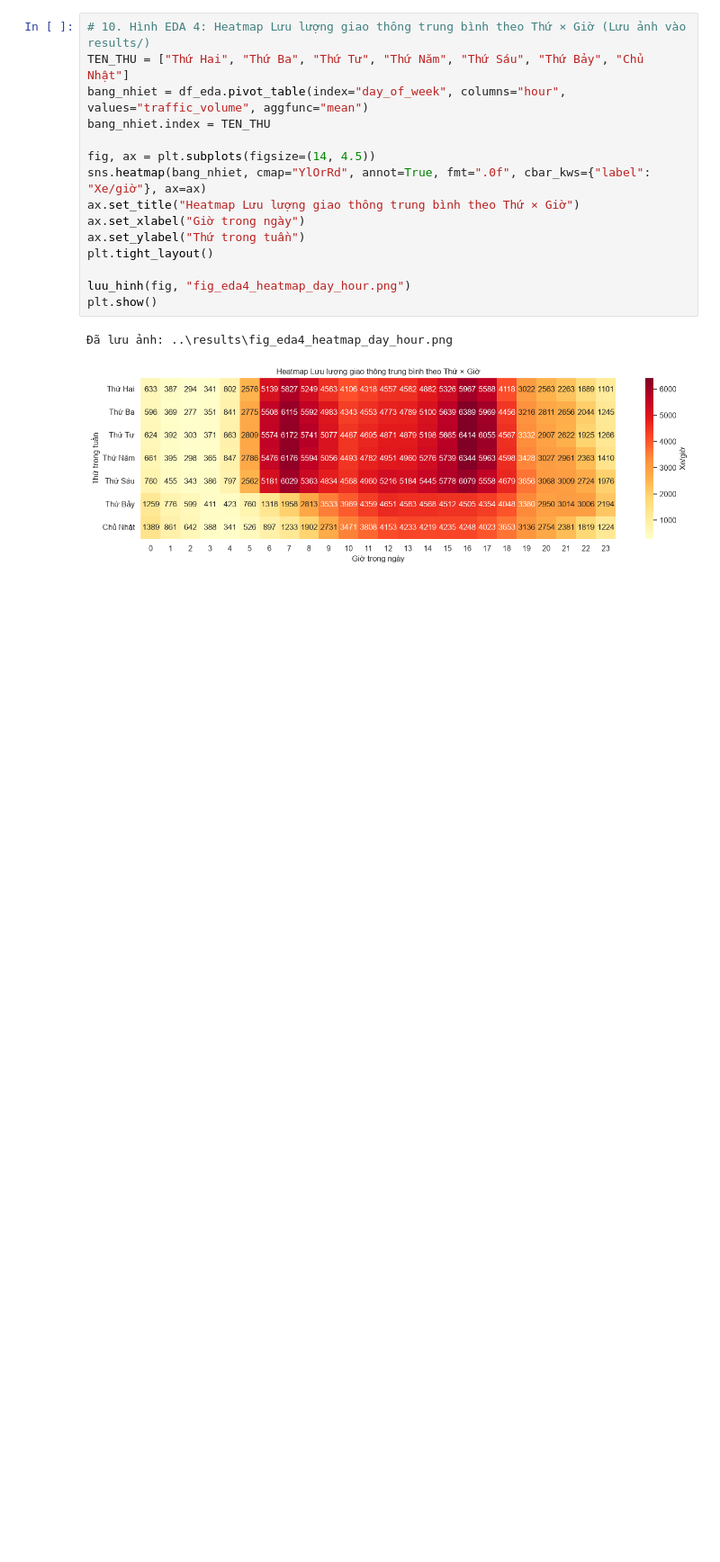
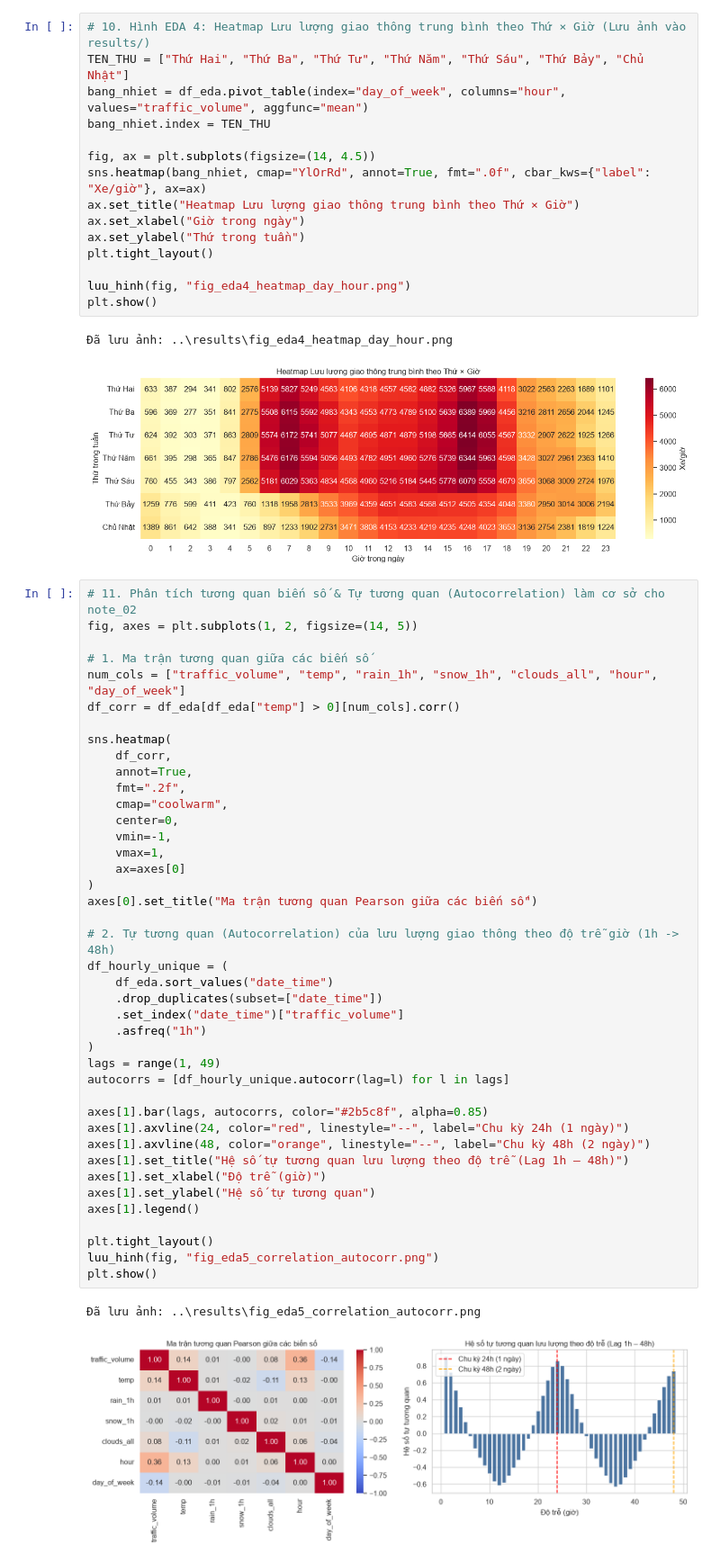
Before and after one commit to duchihi06/btl_nh-m_3, a Jupyter notebook: note_01.ipynb, the cells around one changed output. Shown at 90% size. Drawn from its saved outputs; the diff is of its cells as text; blank space fills up the shorter version.

```diff
--- a/note_01.ipynb
+++ b/note_01.ipynb
@@ -266,3 +266,47 @@ plt.show()
 # %% [output]
 Đã lưu ảnh: ..\results\fig_eda4_heatmap_day_hour.png
 [figure]
+# %%
+# 11. Phân tích tương quan biến số & Tự tương quan (Autocorrelation) làm cơ sở cho note_02
+fig, axes = plt.subplots(1, 2, figsize=(14, 5))
+
+# 1. Ma trận tương quan giữa các biến số
+num_cols = ["traffic_volume", "temp", "rain_1h", "snow_1h", "clouds_all", "hour", "day_of_week"]
+df_corr = df_eda[df_eda["temp"] > 0][num_cols].corr()
+
+sns.heatmap(
+    df_corr,
+    annot=True,
+    fmt=".2f",
+    cmap="coolwarm",
+    center=0,
+    vmin=-1,
+    vmax=1,
+    ax=axes[0]
+)
+axes[0].set_title("Ma trận tương quan Pearson giữa các biến số")
+
+# 2. Tự tương quan (Autocorrelation) của lưu lượng giao thông theo độ trễ giờ (1h -> 48h)
+df_hourly_unique = (
+    df_eda.sort_values("date_time")
+    .drop_duplicates(subset=["date_time"])
+    .set_index("date_time")["traffic_volume"]
+    .asfreq("1h")
+)
+lags = range(1, 49)
+autocorrs = [df_hourly_unique.autocorr(lag=l) for l in lags]
+
+axes[1].bar(lags, autocorrs, color="#2b5c8f", alpha=0.85)
+axes[1].axvline(24, color="red", linestyle="--", label="Chu kỳ 24h (1 ngày)")
+axes[1].axvline(48, color="orange", linestyle="--", label="Chu kỳ 48h (2 ngày)")
+axes[1].set_title("Hệ số tự tương quan lưu lượng theo độ trễ (Lag 1h – 48h)")
+axes[1].set_xlabel("Độ trễ (giờ)")
+axes[1].set_ylabel("Hệ số tự tương quan")
+axes[1].legend()
+
+plt.tight_layout()
+luu_hinh(fig, "fig_eda5_correlation_autocorr.png")
+plt.show()
+# %% [output]
+Đã lưu ảnh: ..\results\fig_eda5_correlation_autocorr.png
+[figure, added]
```
Also changed, not shown: parts of 2 cells of this notebook.
